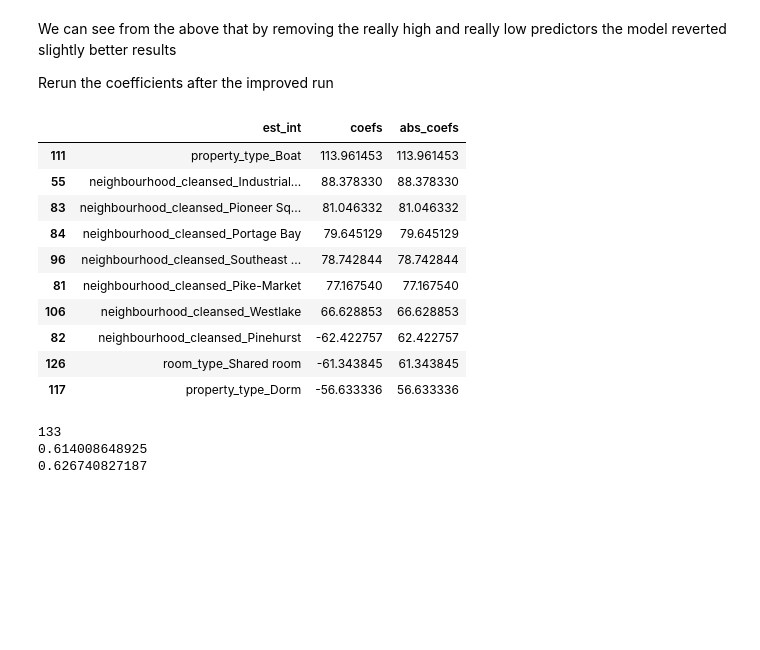
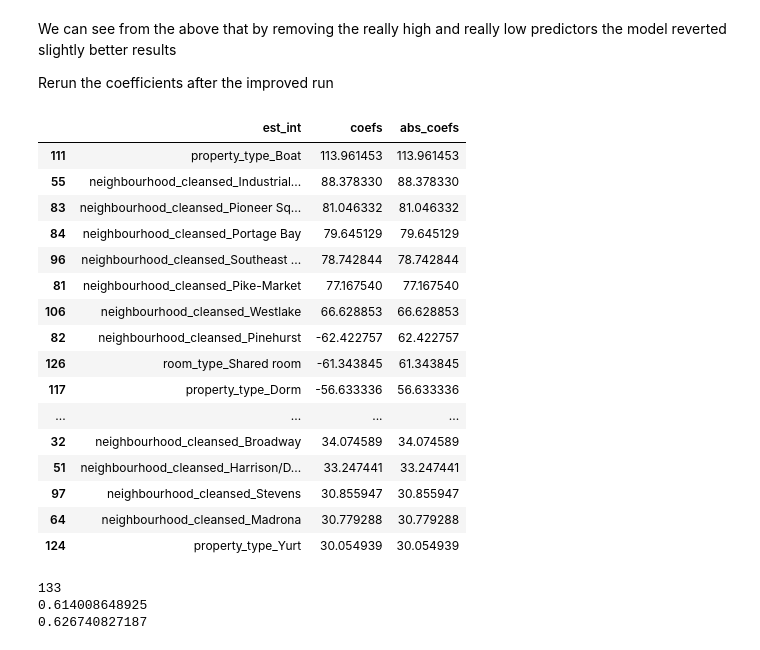
Before and after one commit to kkitsara/Udacity_DataScientistProject_SeattleAirBNB, a Jupyter notebook: DataScientistProject_Seattle.ipynb, the cells around one changed output. Cells and saved outputs as stored; diff of their text form; code cells hidden in the pictures; blank space fills up the shorter version.

```diff
--- a/DataScientistProject_Seattle.ipynb
+++ b/DataScientistProject_Seattle.ipynb
@@ -795,34 +795,40 @@ def coef_weights(coefficients, X_train):
 
     Provides a dataframe that can be used to understand the most influential coefficients
     in a linear model by providing the coefficient estimates along with the name of the
     variable attached to the coefficient.
     '''
     coefs_df = pd.DataFrame()
     coefs_df['est_int'] = X_train.columns
     coefs_df['coefs'] = lm_model.coef_
     coefs_df['abs_coefs'] = np.abs(lm_model.coef_)
     coefs_df = coefs_df.sort_values('abs_coefs', ascending=False)
     return coefs_df
 pd.options.display.max_colwidth = 1000
 
 #Use the function
 coef_df = coef_weights(lm_model.coef_, X_train)
 
 #Check the higher predictors and the lower predictors
-coef_df.head(10)
+coef_df.head(30)
 #coef_df.tail(30)
 # %% [output]
 |  | est_int | coefs | abs_coefs |
 | 111 | property_type_Boat | 113.961453 | 113.961453 |
 | 55 | neighbourhood_cleansed_Industrial... | 88.378330 | 88.378330 |
 | 83 | neighbourhood_cleansed_Pioneer Sq... | 81.046332 | 81.046332 |
 | 84 | neighbourhood_cleansed_Portage Bay | 79.645129 | 79.645129 |
 | 96 | neighbourhood_cleansed_Southeast ... | 78.742844 | 78.742844 |
 | 81 | neighbourhood_cleansed_Pike-Market | 77.167540 | 77.167540 |
 | 106 | neighbourhood_cleansed_Westlake | 66.628853 | 66.628853 |
 | 82 | neighbourhood_cleansed_Pinehurst | -62.422757 | 62.422757 |
 | 126 | room_type_Shared room | -61.343845 | 61.343845 |
 | 117 | property_type_Dorm | -56.633336 | 56.633336 |
+| ... | ... | ... | ... |
+| 32 | neighbourhood_cleansed_Broadway | 34.074589 | 34.074589 |
+| 51 | neighbourhood_cleansed_Harrison/D... | 33.247441 | 33.247441 |
+| 97 | neighbourhood_cleansed_Stevens | 30.855947 | 30.855947 |
+| 64 | neighbourhood_cleansed_Madrona | 30.779288 | 30.779288 |
+| 124 | property_type_Yurt | 30.054939 | 30.054939 |
 # %%
 print(X_train.shape[1]) #Number of columns
 print(r2_scores_test[np.argmax(r2_scores_test)]) # The model we should implement test_r2
```
Also changed, not shown: parts of 2 cells of this notebook.
